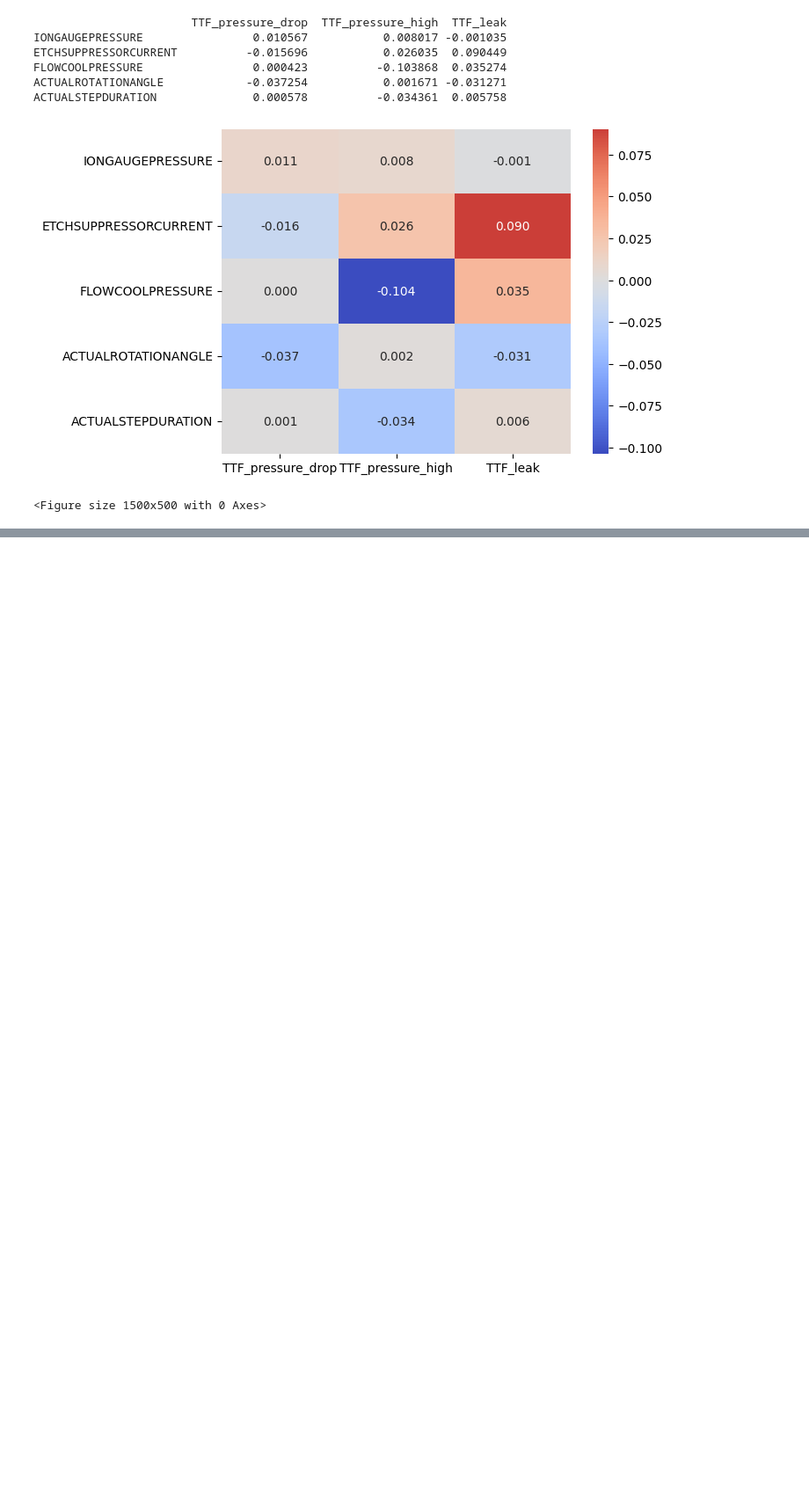
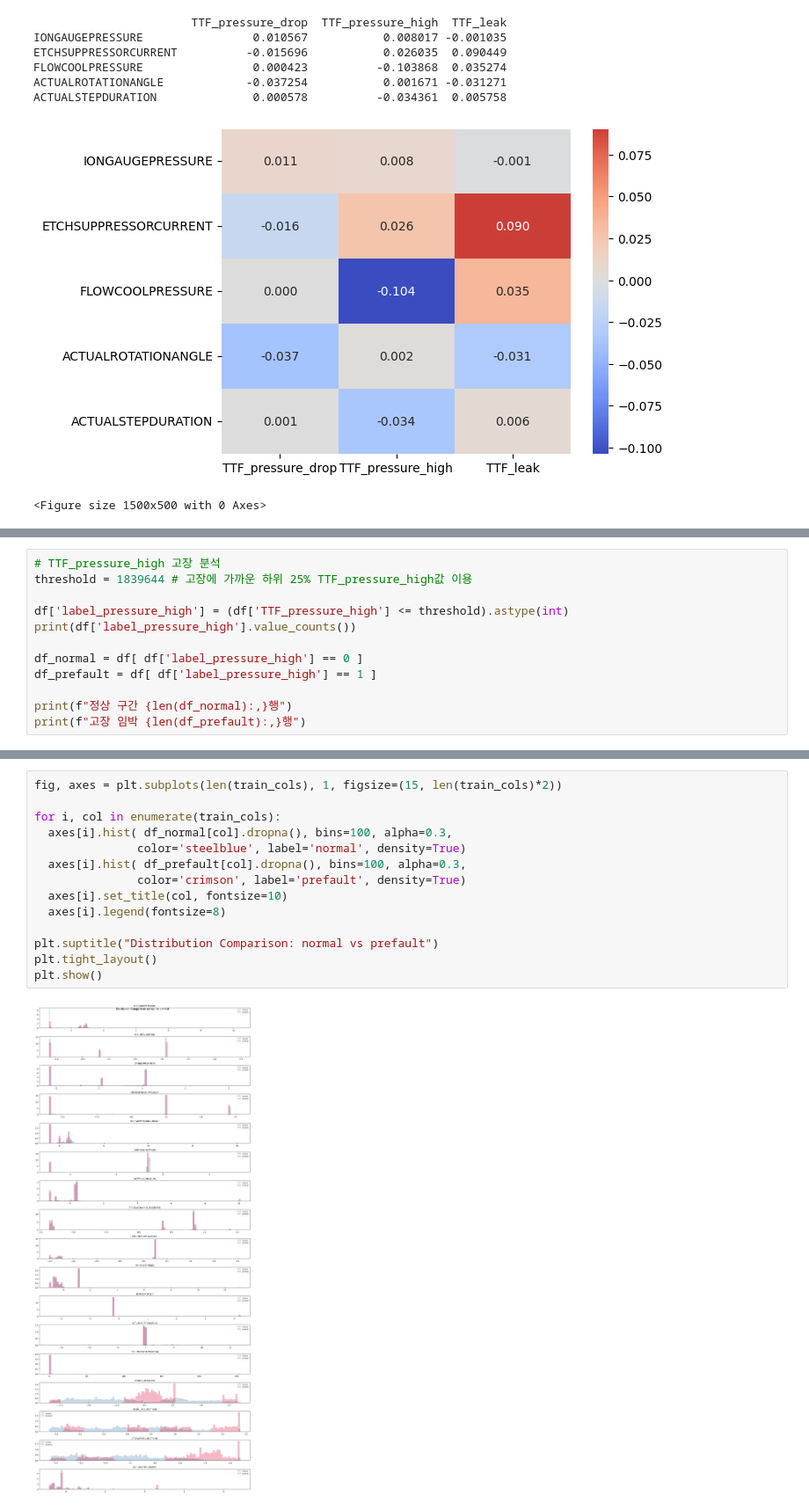
Before and after one commit to YoungJang-KR/semiconductor-fault-detection, a Jupyter notebook: 01_EDA_PHM18_etching.ipynb, the cells around one changed output, grey strips where cells are left out. Shown at 88% size. Saved outputs shown, nothing was run; the diff lists cells and outputs as text; blank space fills up the shorter version.

```diff
--- a/01_EDA_PHM18_etching.ipynb
+++ b/01_EDA_PHM18_etching.ipynb
@@ -168,0 +185,12 @@ ACTUALSTEPDURATION              0.000578          -0.034361  0.005758
+# %%
+# TTF_pressure_high 고장 분석
+threshold = 1839644 # 고장에 가까운 하위 25% TTF_pressure_high값 이용
+
+df['label_pressure_high'] = (df['TTF_pressure_high'] <= threshold).astype(int)
+print(df['label_pressure_high'].value_counts())
+
+df_normal = df[ df['label_pressure_high'] == 0 ]
+df_prefault = df[ df['label_pressure_high'] == 1 ]
+
+print(f"정상 구간 {len(df_normal):,}행")
+print(f"고장 임박 {len(df_prefault):,}행")
@@ -168,0 +226,16 @@ ACTUALSTEPDURATION              0.000578          -0.034361  0.005758
+# %%
+fig, axes = plt.subplots(len(train_cols), 1, figsize=(15, len(train_cols)*2))
+
+for i, col in enumerate(train_cols):
+  axes[i].hist( df_normal[col].dropna(), bins=100, alpha=0.3,
+               color='steelblue', label='normal', density=True)
+  axes[i].hist( df_prefault[col].dropna(), bins=100, alpha=0.3,
+               color='crimson', label='prefault', density=True)
+  axes[i].set_title(col, fontsize=10)
+  axes[i].legend(fontsize=8)
+
+plt.suptitle("Distribution Comparison: normal vs prefault")
+plt.tight_layout()
+plt.show()
+# %% [output]
+[figure, added]
```
Also changed, not shown: parts of 4 cells of this notebook.
